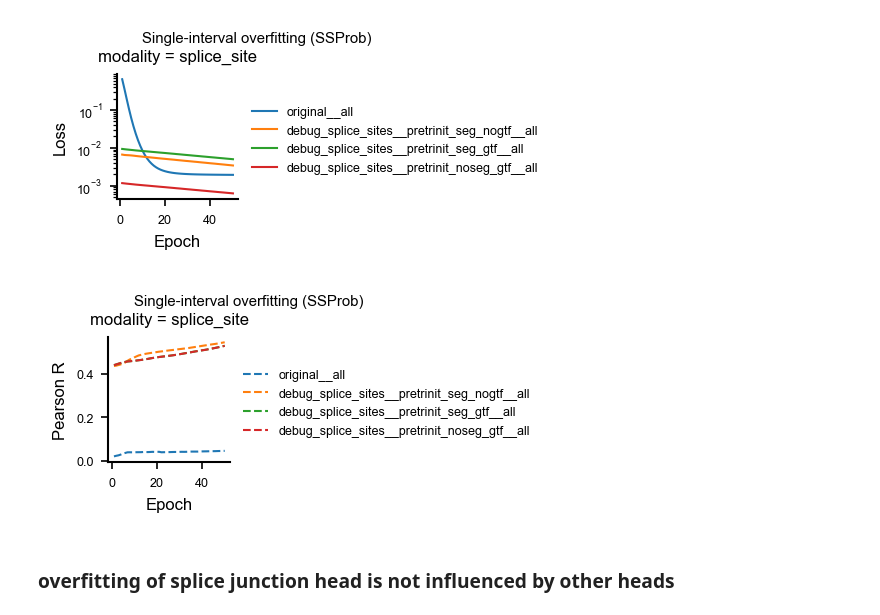
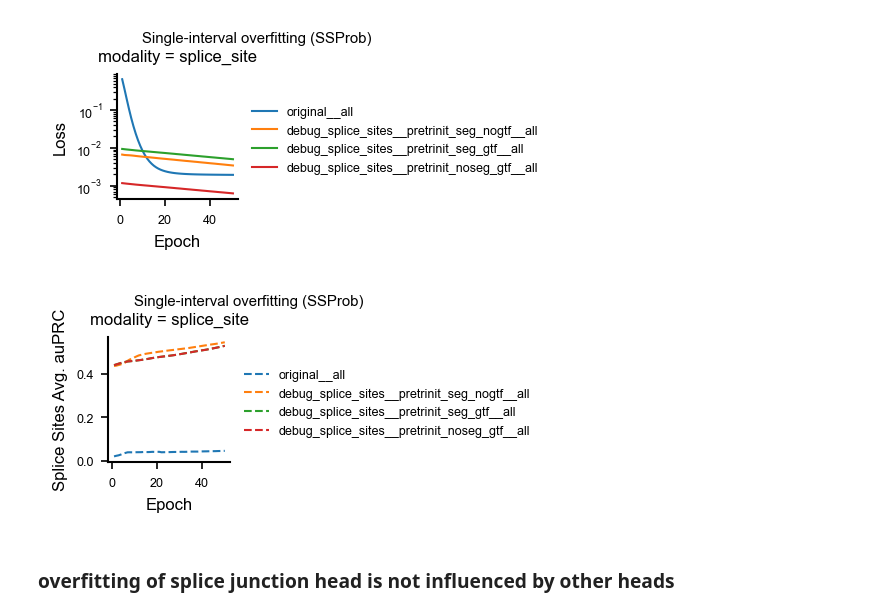
Before and after one commit to MiqG/alphagenome_finetuning_rna, a Jupyter notebook: figures/overfitting_single.ipynb, the cells around one changed output. Cells and saved outputs as stored; diff of their text form; code cells hidden in the pictures.

```diff
--- a/figures/overfitting_single.ipynb
+++ b/figures/overfitting_single.ipynb
@@ -338,35 +338,35 @@ x = pd.concat([
         X[
             ["epoch","density","run_name","splice_site_auprc_macro"]
         ].drop_duplicates()
         .melt(id_vars=["epoch","density","run_name"], var_name="modality", value_name="metric_value")
         .assign(metric_name="auprc")
     )
 ])
 x["modality"] = x["modality"].map(MAP_MODALITIES)
 
 g = sns.relplot(
     kind="line",
     data=x,
     x="epoch",
     y="metric_value",
     hue="run_name",
     col="modality",
     linewidth=1, linestyle="dashed",
     facet_kws=dict(sharey=True),
     height=4*cm, aspect=1.15
 )
 
 g.set(
     xlabel="Epoch",
-    ylabel="Pearson R"
+    ylabel="Splice Sites Avg. auPRC"
 )
 g.legend.set_title("")
 g.fig.subplots_adjust(top=0.8)
 g.fig.suptitle("Single-interval overfitting (SSProb)")
 
 plt.show()
 # %% [output]
-[figure, old version]
+[figure, new version]
 # %% [markdown]
 ### overfitting of splice junction head is not influenced by other heads
 # %%
```
